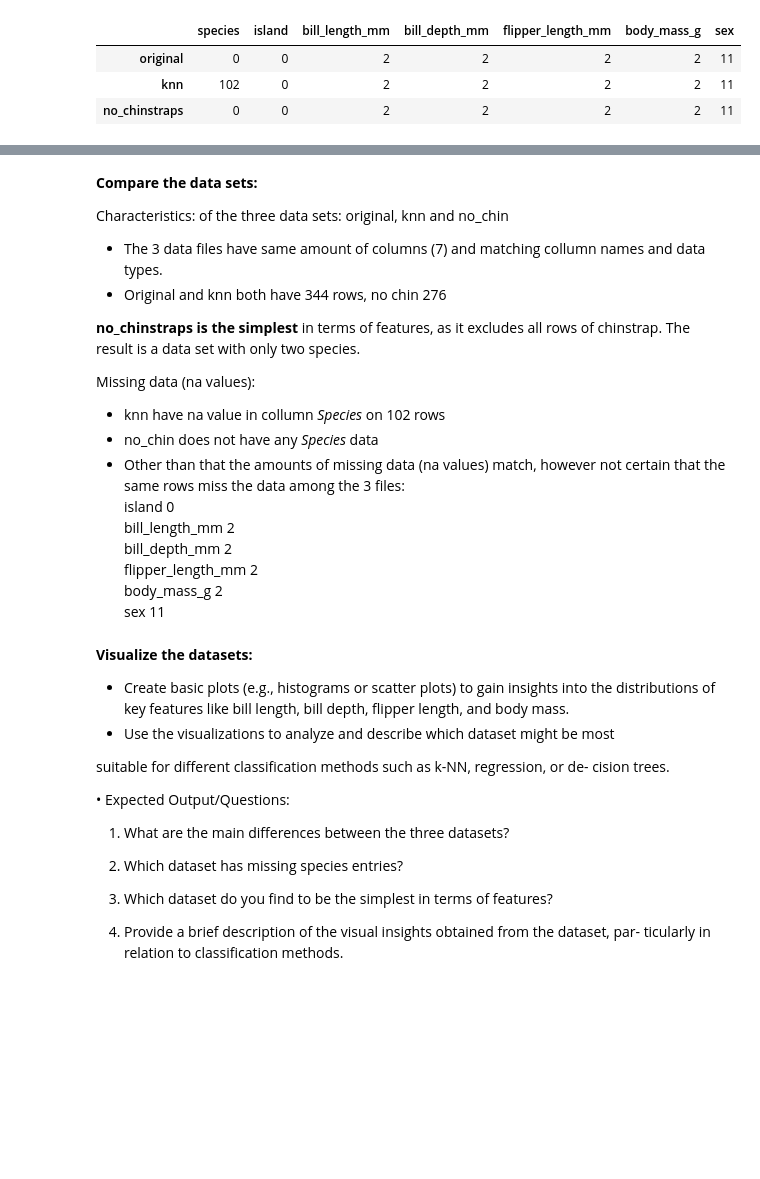
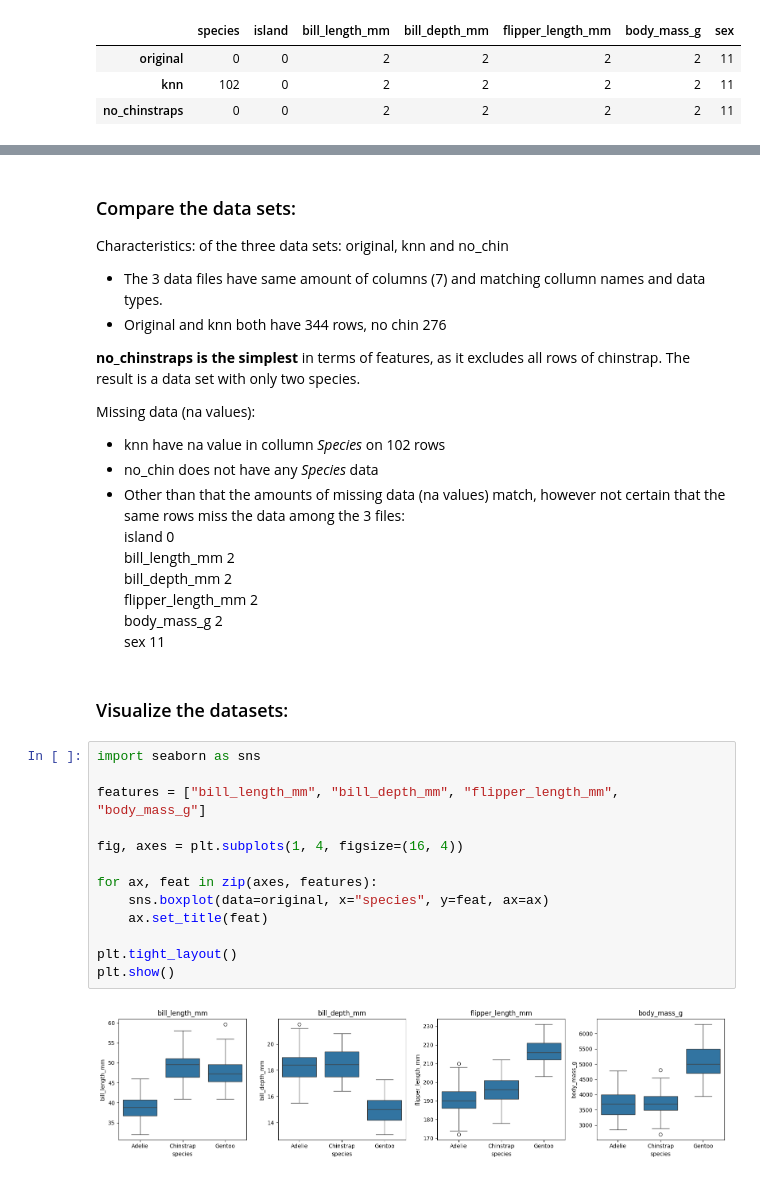
Before and after one commit to hellyhornbek/dmml-group-project, a Jupyter notebook: Assignment 01/Exercises/Exercise 07.02 (Assignment #01).ipynb, the cells around one changed output, grey strips where cells are left out. Saved outputs shown, nothing was run; the diff lists cells and outputs as text; blank space fills up the shorter version.

```diff
--- a/Assignment 01/Exercises/Exercise 07.02 (Assignment #01).ipynb
+++ b/Assignment 01/Exercises/Exercise 07.02 (Assignment #01).ipynb
@@ -109,7 +109,7 @@ summary
 | knn | 344 | 7 | 3 | Adelie, Chinstrap, Gentoo | 102 | 121 |
 | no_chinstraps | 276 | 7 | 2 | Adelie, Gentoo | 0 | 19 |
 # %% [markdown]
-**Compare the data sets:**
+<h3> Compare the data sets:</h3>
 
 Characteristics:
 of the three data sets: original, knn and no_chin
@@ -130,19 +130,19 @@ Missing data (na values):
     body_mass_g           2 \
     sex                  11
 # %% [markdown]
-**Visualize the datasets:**
-
-* Create basic plots (e.g., histograms or scatter plots) to gain insights into the distributions of key features like bill length, bill depth, flipper length, and
-body mass.
-* Use the visualizations to analyze and describe which dataset might be most
-
-suitable for different classification methods such as k-NN, regression, or de-
-cision trees.
-
-• Expected Output/Questions:
-1. What are the main differences between the three datasets?
-2. Which dataset has missing species entries?
-3. Which dataset do you find to be the simplest in terms of features?
-
-4. Provide a brief description of the visual insights obtained from the dataset, par-
-ticularly in relation to classification methods.
+<h3>Visualize the datasets:</h3>
+# %%
+import seaborn as sns
+
+features = ["bill_length_mm", "bill_depth_mm", "flipper_length_mm", "body_mass_g"]
+
+fig, axes = plt.subplots(1, 4, figsize=(16, 4))
+
+for ax, feat in zip(axes, features):
+    sns.boxplot(data=original, x="species", y=feat, ax=ax)
+    ax.set_title(feat)
+
+plt.tight_layout()
+plt.show()
+# %% [output]
+[figure, added]
```
Also changed, not shown: parts of 15 cells of this notebook.
